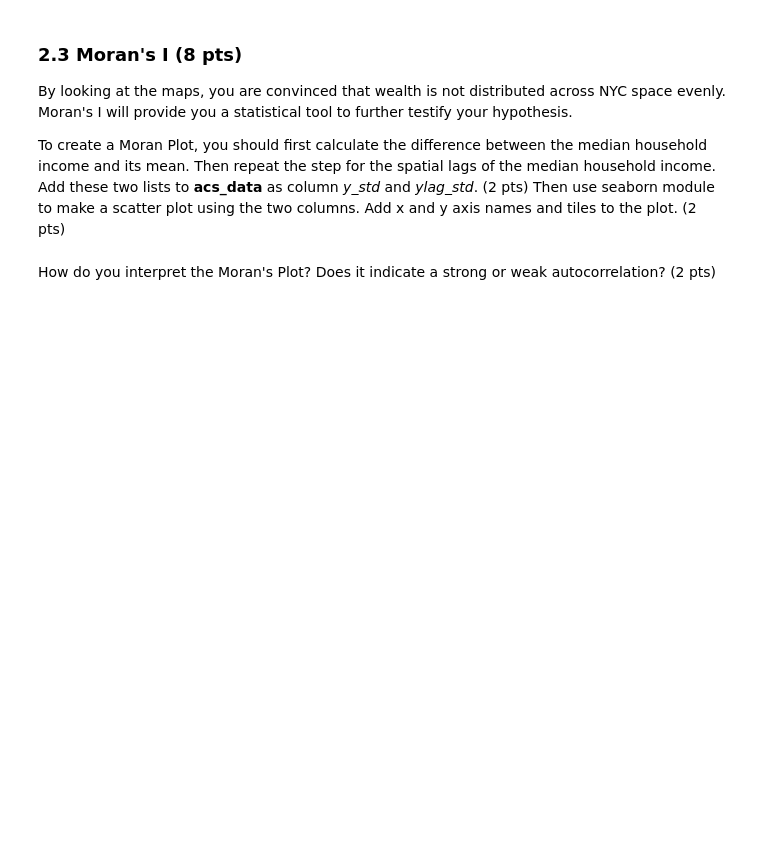
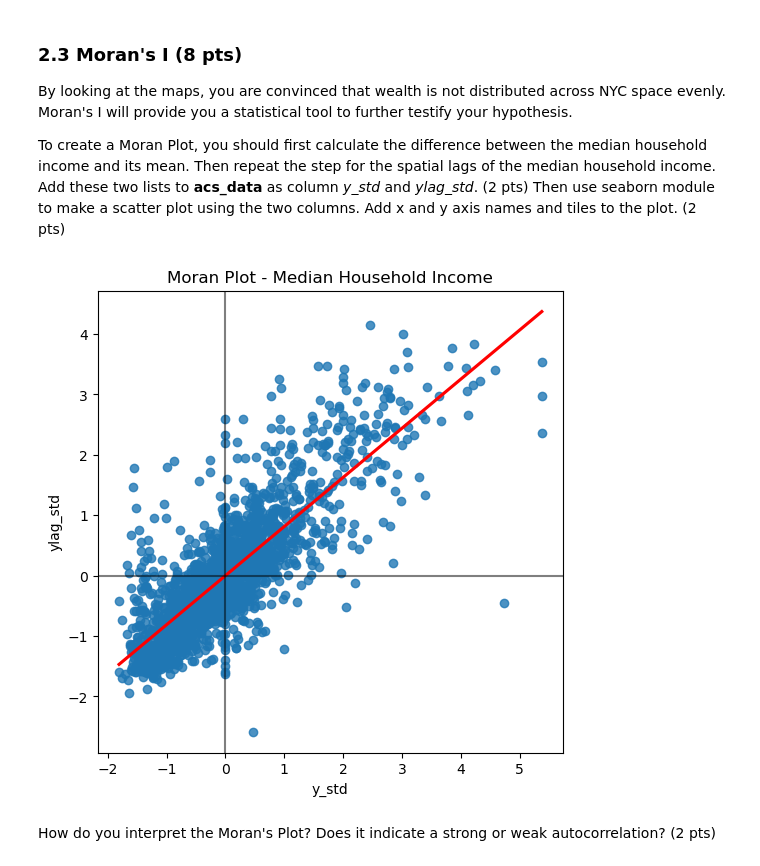
Before and after one commit to parinbhaduri/4680_5680_intro_uds, a Jupyter notebook: Homework/HW2.ipynb, the cells around one changed output. Saved outputs shown, nothing was run; the diff lists cells and outputs as text; code cells hidden in the pictures; blank space fills up the shorter version.

```diff
--- a/Homework/HW2.ipynb
+++ b/Homework/HW2.ipynb
@@ -262,2 +262,23 @@ Then use seaborn module to make a scatter plot using the two columns. Add x and
+# %%
+# enter your codes here
+acs_data["y_std"] = (y - y.mean())/y.std()
+acs_data["ylag_std"] = (
+    ylag - ylag.mean()
+)/ylag.std()
+# %%
+f, ax = plt.subplots(1, figsize=(6, 6))
+sns.regplot(
+    x="y_std",
+    y="ylag_std",
+    ci=None,
+    data=acs_data,
+    line_kws={"color": "r"},
+)
+ax.axvline(0, c="k", alpha=0.5)
+ax.axhline(0, c="k", alpha=0.5)
+ax.set_title("Moran Plot - Median Household Income")
+plt.show()
+# %% [output]
+[figure, added]
 # %% [markdown]
 How do you interpret the Moran's Plot? Does it indicate a strong or weak autocorrelation? (2 pts)
```
Also changed, not shown: parts of 33 cells of this notebook.
